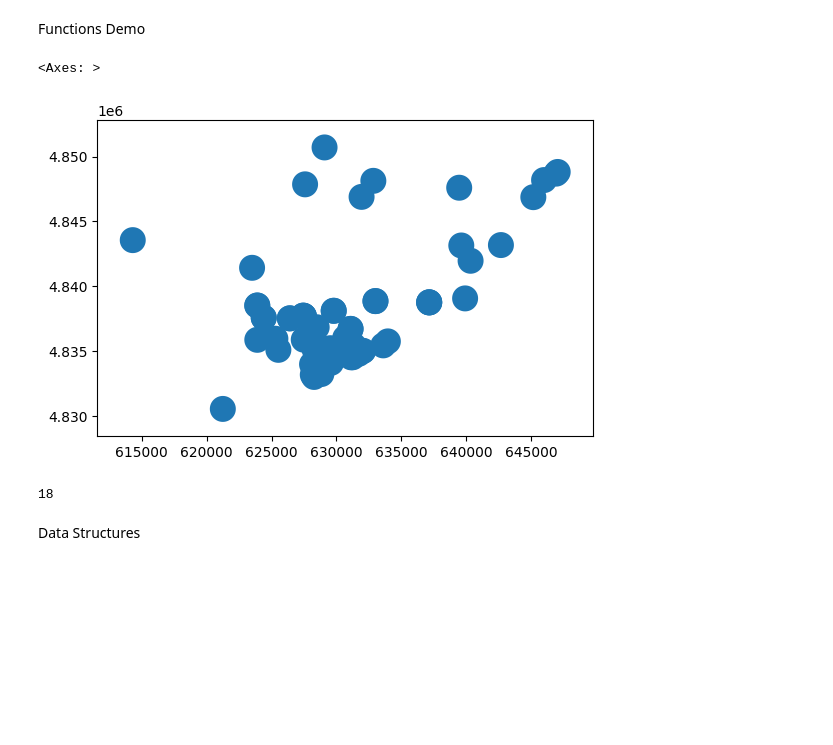
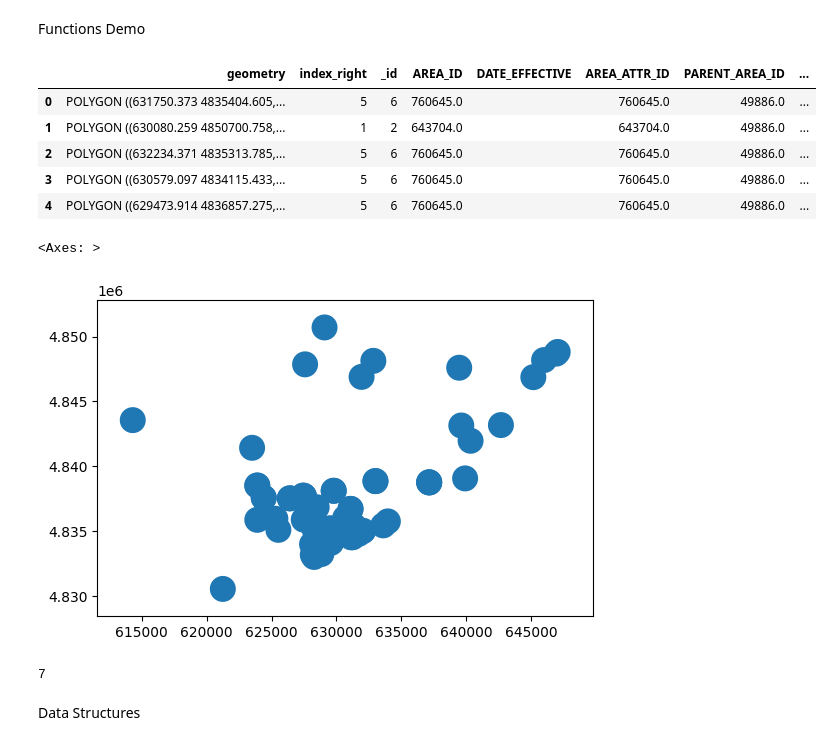
Before and after one commit to cghr-toronto/msa-2024-internship, a Jupyter notebook: experiments/basics.ipynb, the cells around one changed output. Saved outputs shown, nothing was run; the diff lists cells and outputs as text; code cells hidden in the pictures; blank space fills up the shorter version.

Commit message:
changed sjoin_count function

```diff
--- a/experiments/basics.ipynb
+++ b/experiments/basics.ipynb
@@ -80,20 +82,32 @@ Functions Demo
 # %%
 # Join shelters and fmbd together after buffering shelters
 # Note the default distance is 1000, but it can be changed
 # e.g. buffer_sjoin(shelters, fmbd, dist = 100) for a 100 meter buffer
 buffer_sjoin_shelters_fmbd = buffer_sjoin(shelters, fmbd)
-# Plotting the results of buffer_sjoin
-buffer_sjoin_shelters_fmbd.plot()
+
+# Plotting the non-spatial results of buffer_sjoin
+buffer_sjoin_shelters_fmbd.head()
 # %% [output]
-<Axes: >
-[figure, removed]
+|  | geometry | index_right | _id | AREA_ID | DATE_EFFECTIVE | AREA_ATTR_ID | PARENT_AREA_ID | ... |
+| 0 | POLYGON ((631750.373 4835404.605,... | 5 | 6 | 760645.0 |  | 760645.0 | 49886.0 | ... |
+| 1 | POLYGON ((630080.259 4850700.758,... | 1 | 2 | 643704.0 |  | 643704.0 | 49886.0 | ... |
+| 2 | POLYGON ((632234.371 4835313.785,... | 5 | 6 | 760645.0 |  | 760645.0 | 49886.0 | ... |
+| 3 | POLYGON ((630579.097 4834115.433,... | 5 | 6 | 760645.0 |  | 760645.0 | 49886.0 | ... |
+| 4 | POLYGON ((629473.914 4836857.275,... | 5 | 6 | 760645.0 |  | 760645.0 | 49886.0 | ... |
+# %%
+# Plotting the spatial results of buffer_sjoin
+buffer_sjoin_shelters_fmbd.plot()
+# %% [output]
+<Axes: >
+[figure, added]
 # %%
 # Counting columns from shelters after joining it to waste
-sjoin_count_shelters_waste = sjoin_count(shelters, waste)
+sjoin_count_cwd_waste = sjoin_count(cwd, waste)
+
 # Displays results from sjoin_count function
-sjoin_count_shelters_waste
+sjoin_count_cwd_waste
 # %% [output]
-18
+7
 # %% [markdown]
 Data Structures
 # %%
```
Also changed, not shown: parts of 10 cells of this notebook, 1 other file.
